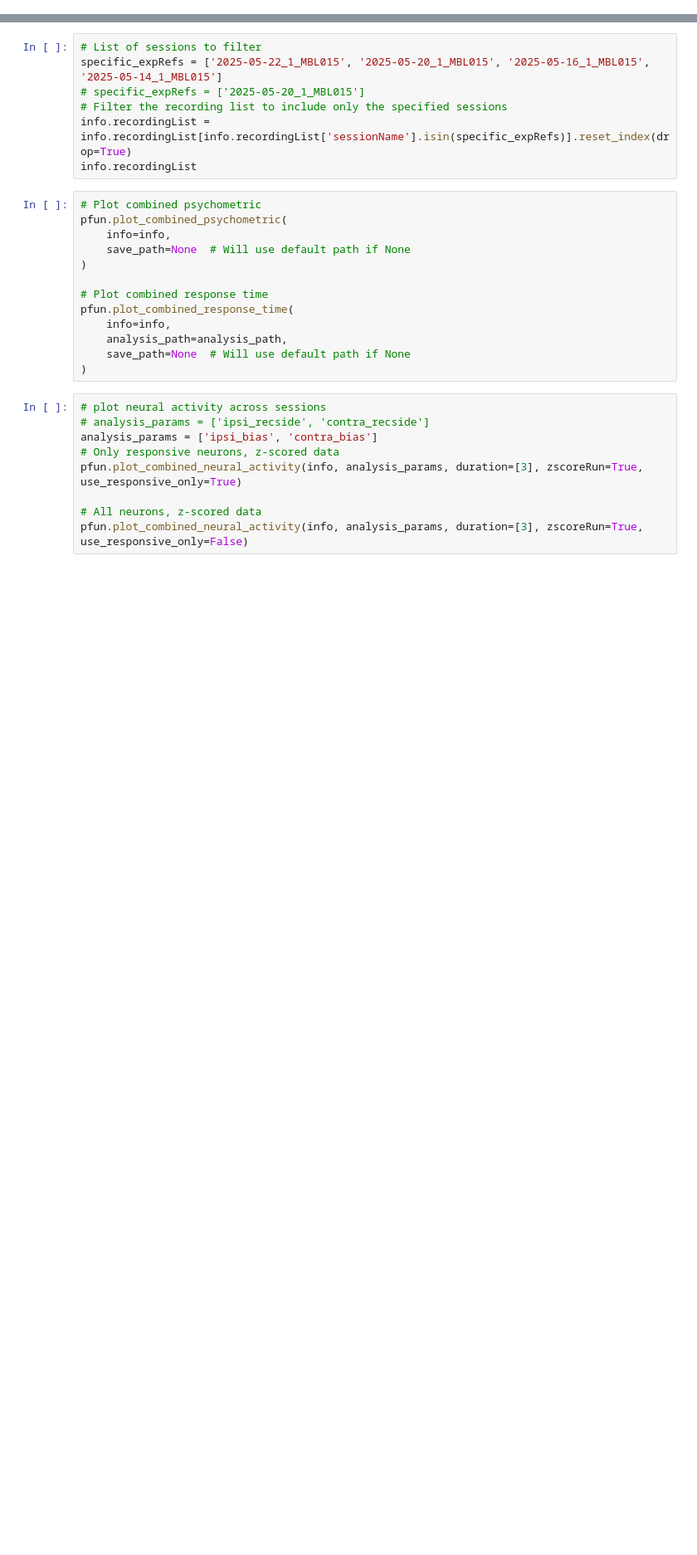
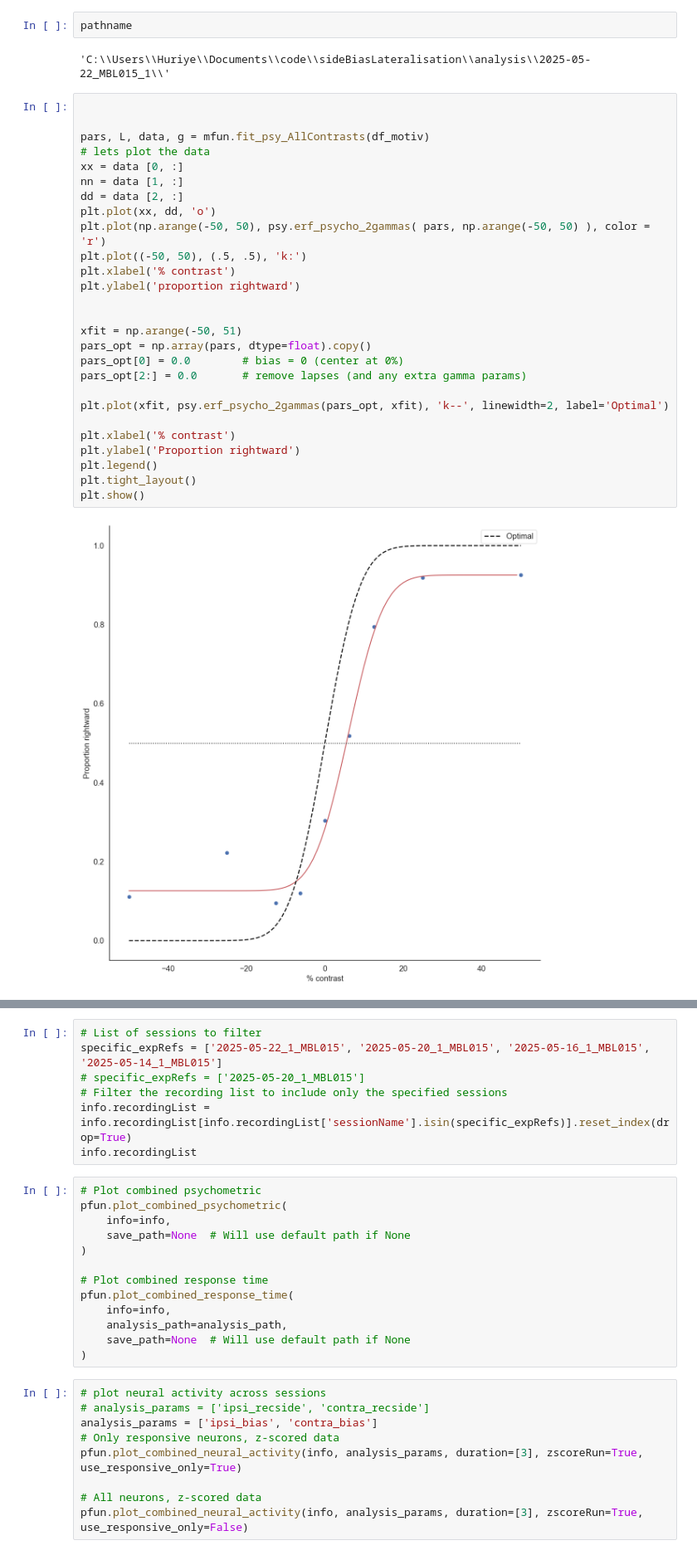
Before and after one commit to huriyeatg/sideBiasLateralisation, a Jupyter notebook: sideBiasLateralisation_combinedanalysis.ipynb, the cells around one changed output, grey strips where cells are left out. Shown at 83% size. Saved outputs shown, nothing was run; the diff lists cells and outputs as text; blank space fills up the shorter version.

```diff
--- a/sideBiasLateralisation_combinedanalysis.ipynb
+++ b/sideBiasLateralisation_combinedanalysis.ipynb
@@ -28,0 +109,33 @@ info.recordingList
+# %%
+pathname
+# %% [output]
+'C:\\Users\\Huriye\\Documents\\code\\sideBiasLateralisation\\analysis\\2025-05-22_MBL015_1\\'
+# %%
+
+
+pars, L, data, g = mfun.fit_psy_AllContrasts(df_motiv)
+# lets plot the data
+xx = data [0, :]
+nn = data [1, :]
+dd = data [2, :]
+plt.plot(xx, dd, 'o')
+plt.plot(np.arange(-50, 50), psy.erf_psycho_2gammas( pars, np.arange(-50, 50) ), color = 'r')
+plt.plot((-50, 50), (.5, .5), 'k:')
+plt.xlabel('% contrast')
+plt.ylabel('proportion rightward')
+
+
+xfit = np.arange(-50, 51)
+pars_opt = np.array(pars, dtype=float).copy()
+pars_opt[0] = 0.0        # bias = 0 (center at 0%)
+pars_opt[2:] = 0.0       # remove lapses (and any extra gamma params)
+
+plt.plot(xfit, psy.erf_psycho_2gammas(pars_opt, xfit), 'k--', linewidth=2, label='Optimal')
+
+plt.xlabel('% contrast')
+plt.ylabel('Proportion rightward')
+plt.legend()
+plt.tight_layout()
+plt.show()
+# %% [output]
+[figure, added]
```
Also changed, not shown: parts of 6 cells of this notebook, 4 other files.
